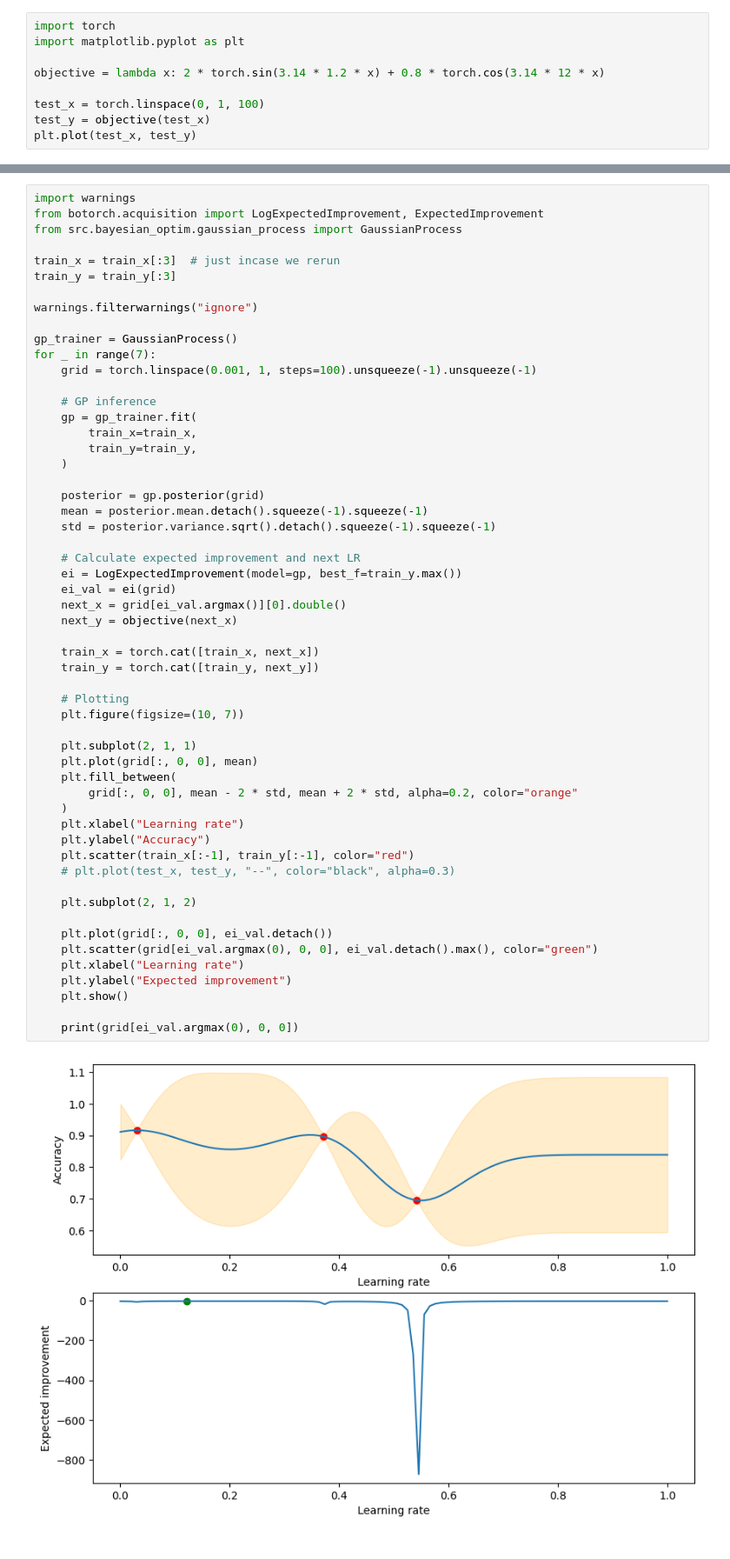
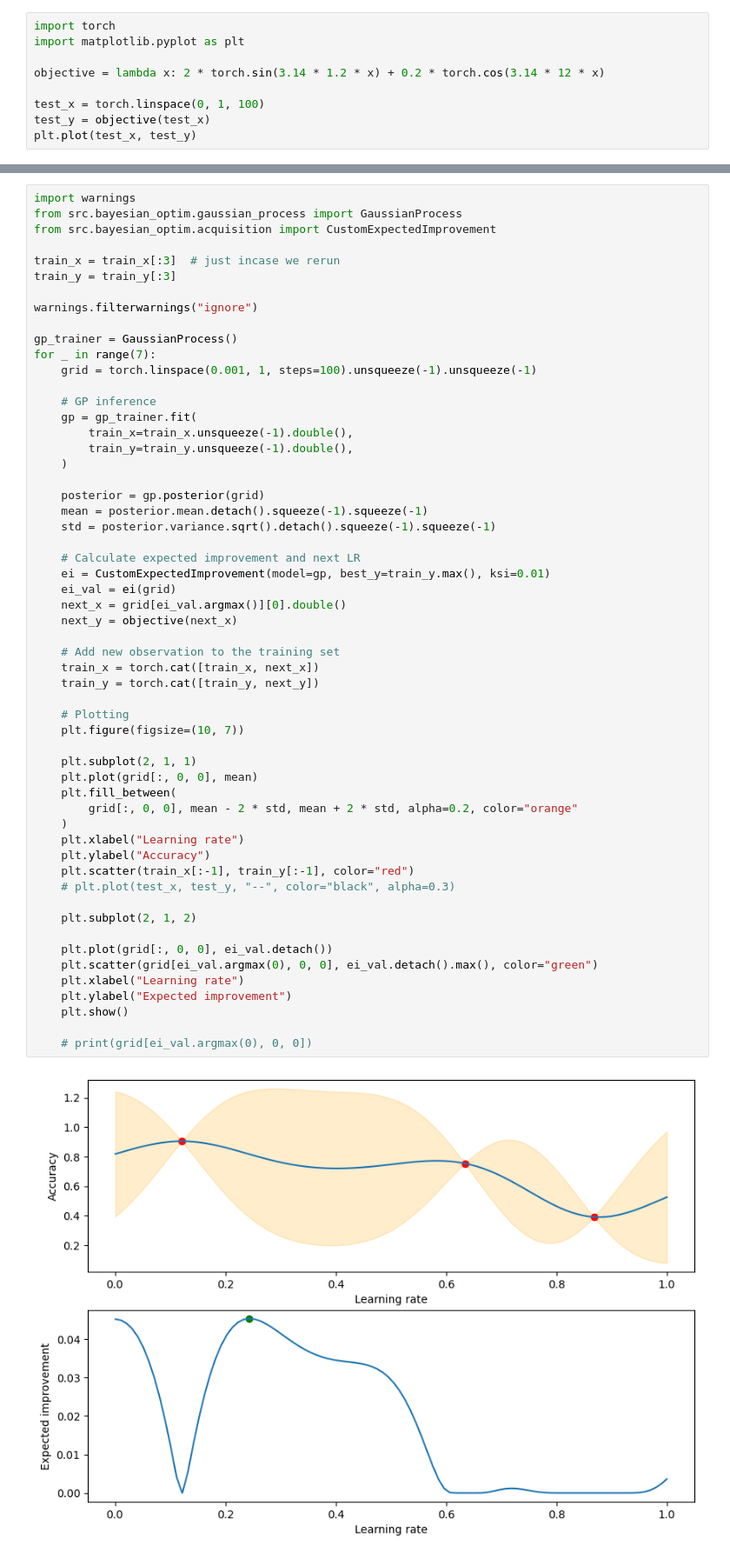
Before and after one commit to andreas122001/bayesian-hyperparameter-optimization, a Jupyter notebook: test.ipynb, the cells around one changed output, grey strips where cells are left out. Shown at 87% size. Saved outputs shown, nothing was run; the diff lists cells and outputs as text.

```diff
--- a/test.ipynb
+++ b/test.ipynb
@@ -2,7 +2,7 @@
 import torch
 import matplotlib.pyplot as plt
 
-objective = lambda x: 2 * torch.sin(3.14 * 1.2 * x) + 0.8 * torch.cos(3.14 * 12 * x)
+objective = lambda x: 2 * torch.sin(3.14 * 1.2 * x) + 0.2 * torch.cos(3.14 * 12 * x)
 
 test_x = torch.linspace(0, 1, 100)
 test_y = objective(test_x)
@@ -104,7 +48,7 @@ plt.xlim(0, 1)
 # %%
 import warnings
-from botorch.acquisition import LogExpectedImprovement, ExpectedImprovement
 from src.bayesian_optim.gaussian_process import GaussianProcess
+from src.bayesian_optim.acquisition import CustomExpectedImprovement
 
 train_x = train_x[:3]  # just incase we rerun
 train_y = train_y[:3]
@@ -117,8 +61,8 @@ for _ in range(7):
 
     # GP inference
     gp = gp_trainer.fit(
-        train_x=train_x,
-        train_y=train_y,
+        train_x=train_x.unsqueeze(-1).double(),
+        train_y=train_y.unsqueeze(-1).double(),
     )
 
     posterior = gp.posterior(grid)
@@ -126,35 +70,36 @@ for _ in range(7):
     std = posterior.variance.sqrt().detach().squeeze(-1).squeeze(-1)
 
     # Calculate expected improvement and next LR
-    ei = LogExpectedImprovement(model=gp, best_f=train_y.max())
+    ei = CustomExpectedImprovement(model=gp, best_y=train_y.max(), ksi=0.01)
     ei_val = ei(grid)
     next_x = grid[ei_val.argmax()][0].double()
     next_y = objective(next_x)
 
+    # Add new observation to the training set
     train_x = torch.cat([train_x, next_x])
     train_y = torch.cat([train_y, next_y])
 
     # Plotting
     plt.figure(figsize=(10, 7))
 
     plt.subplot(2, 1, 1)
     plt.plot(grid[:, 0, 0], mean)
     plt.fill_between(
         grid[:, 0, 0], mean - 2 * std, mean + 2 * std, alpha=0.2, color="orange"
     )
     plt.xlabel("Learning rate")
     plt.ylabel("Accuracy")
     plt.scatter(train_x[:-1], train_y[:-1], color="red")
     # plt.plot(test_x, test_y, "--", color="black", alpha=0.3)
 
     plt.subplot(2, 1, 2)
 
     plt.plot(grid[:, 0, 0], ei_val.detach())
     plt.scatter(grid[ei_val.argmax(0), 0, 0], ei_val.detach().max(), color="green")
     plt.xlabel("Learning rate")
     plt.ylabel("Expected improvement")
     plt.show()
 
-    print(grid[ei_val.argmax(0), 0, 0])
+    # print(grid[ei_val.argmax(0), 0, 0])
 # %% [output]
-[figure, old version]
+[figure, new version]
```
Also changed, not shown: parts of 4 cells of this notebook.
